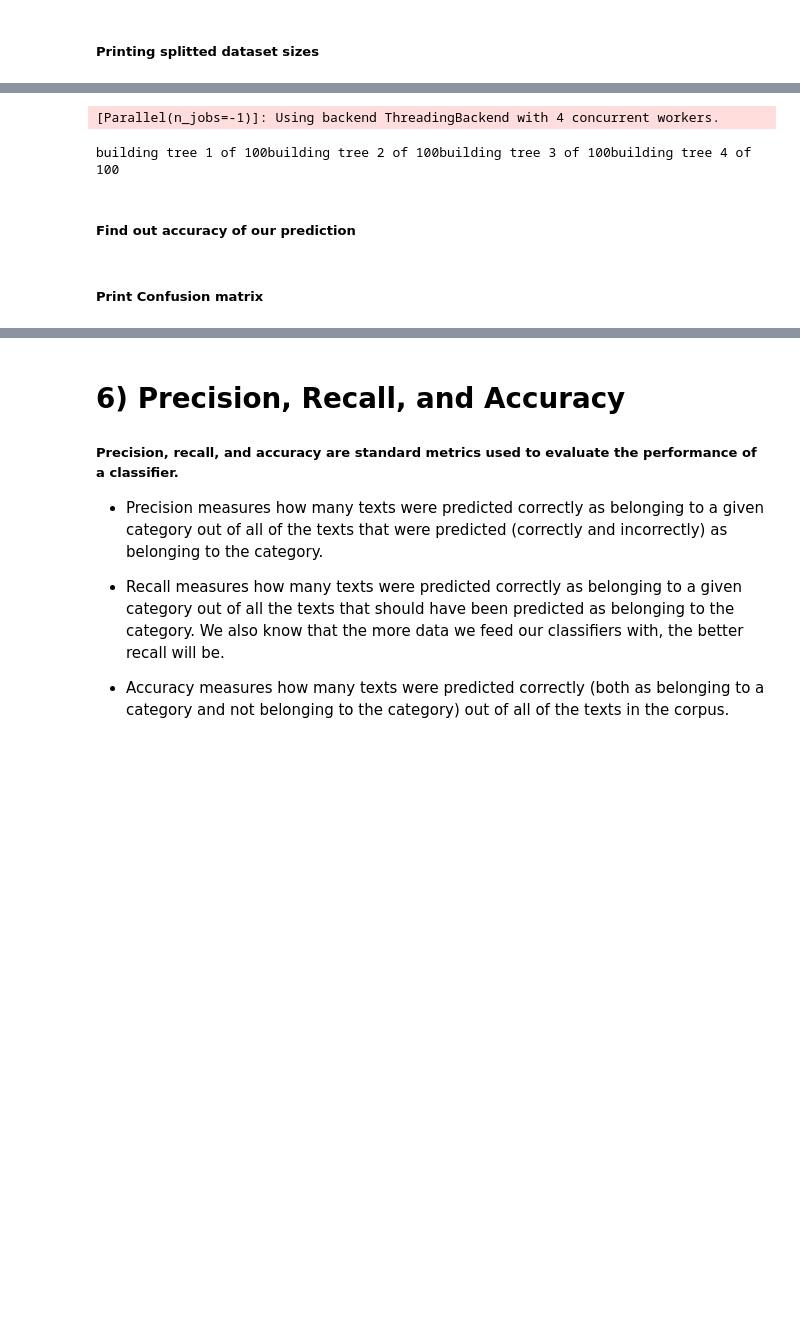
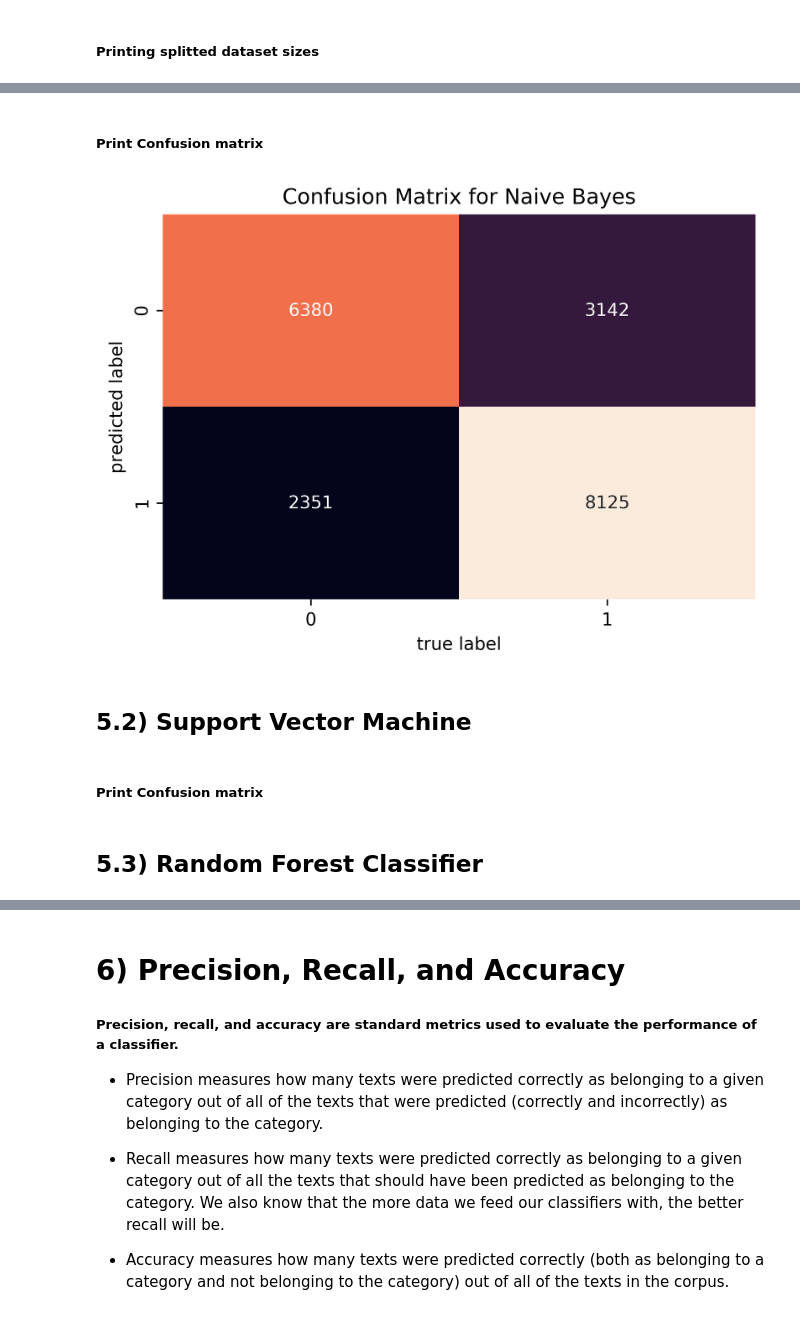
Before and after one commit to gunjannandy/twitter-sentiment-analysis, a Jupyter notebook: twitter-sentiment-analysis.ipynb, the cells around one changed output, grey strips where cells are left out. Saved outputs shown, nothing was run; the diff lists cells and outputs as text; code cells hidden in the pictures; blank space fills up the shorter version.

```diff
--- a/twitter-sentiment-analysis.ipynb
+++ b/twitter-sentiment-analysis.ipynb
@@ -345,7 +341,7 @@ As we all know, all machine learning algorithms are good with numbers; we have t
 # %%
 from sklearn.feature_extraction.text import CountVectorizer
 
-count_vectorizer = CountVectorizer(ngram_range=(1,3))
+count_vectorizer = CountVectorizer(ngram_range=(1,2))    # Unigram and Bigram
 final_vectorized_data = count_vectorizer.fit_transform(total_data['processed_tweet'])
 final_vectorized_data
 # %% [output]
@@ -404,2 +402,5 @@ y_test_shape :  (19998,)
 # %%
-# from sklearn.naive_bayes import MultinomialNB  # Naive Bayes Classifier
+from sklearn.naive_bayes import MultinomialNB  # Naive Bayes Classifier
+
+model_naive = MultinomialNB().fit(X_train, y_train)
+predicted_naive = model_naive.predict(X_test)
@@ -408,11 +406,0 @@ y_test_shape :  (19998,)
-# %%
-# from sklearn.svm import SVC # "Support Vector Classifier"
-# clf = SVC(kernel='linear')
-from sklearn.ensemble import RandomForestClassifier # Random forest classifier
-forest = RandomForestClassifier(n_estimators = 100,verbose=3,n_jobs=-1)
-# fitting x samples and y classes
-model = forest.fit(X_train, y_train)
-predicted = model.predict(X_test)
-# %% [output]
-[Parallel(n_jobs=-1)]: Using backend ThreadingBackend with 4 concurrent workers.
-building tree 1 of 100building tree 2 of 100building tree 3 of 100building tree 4 of 100
@@ -422,2 +406,0 @@ building tree 1 of 100building tree 2 of 100building tree 3 of 100building tree
-# %% [markdown]
-##### Find out accuracy of our prediction
@@ -428,2 +407,18 @@ print("Accuracy : ",score)
 # %% [markdown]
 ##### Print Confusion matrix
+# %%
+from sklearn.metrics import confusion_matrix
+
+plt.figure(dpi=600)
+mat = confusion_matrix(y_test, predicted_naive)
+sns.heatmap(mat.T, annot=True, fmt='d', cbar=False)
+
+plt.title('Confusion Matrix for Naive Bayes')
+plt.xlabel('true label')
+plt.ylabel('predicted label')
+plt.savefig("assets/confusion_matrix.png")
+plt.show()
+# %% [output]
+[figure, added]
+# %% [markdown]
+## 5.2) Support Vector Machine
@@ -429,0 +432,2 @@ print("Accuracy : ",score)
+# %% [markdown]
+##### Print Confusion matrix
@@ -429,0 +441,2 @@ print("Accuracy : ",score)
+# %% [markdown]
+## 5.3) Random Forest Classifier
```
Also changed, not shown: parts of 27 cells of this notebook, 9 other files.
